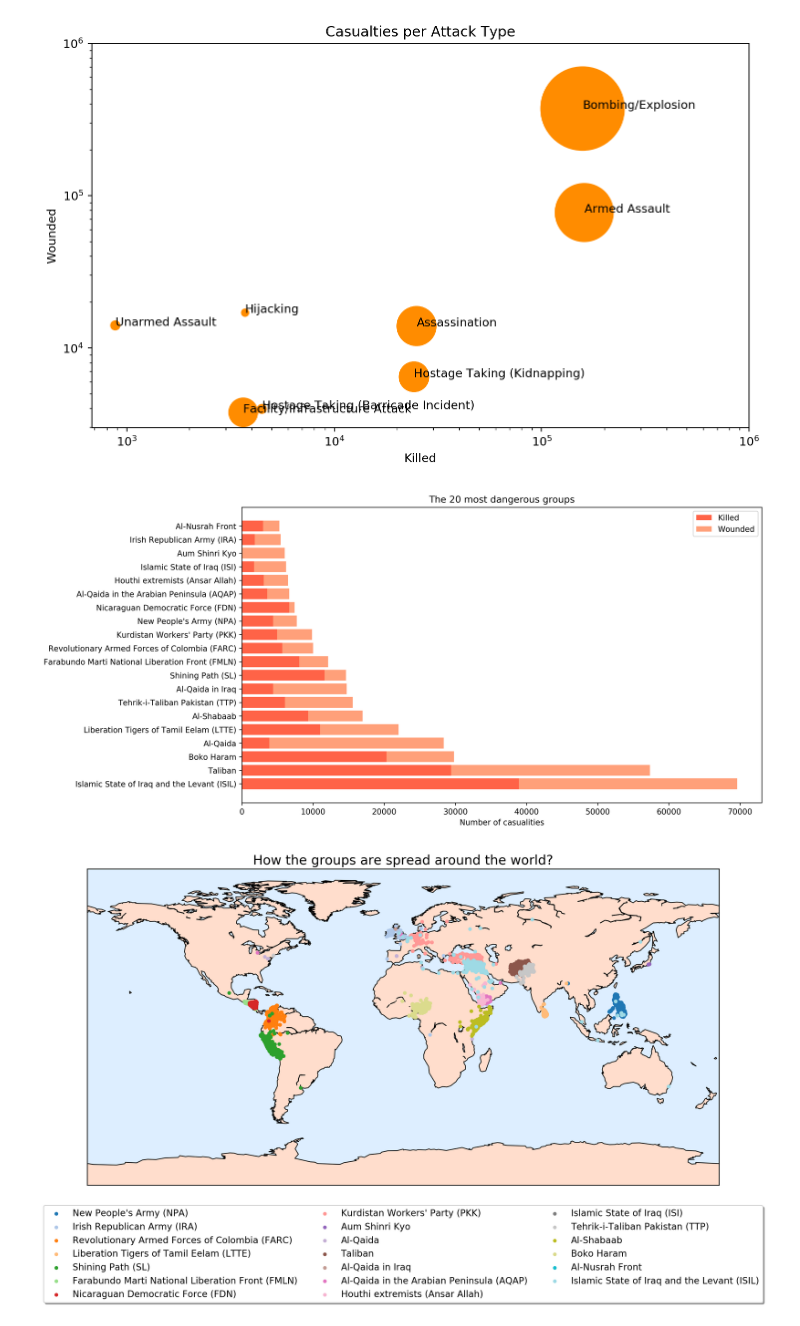
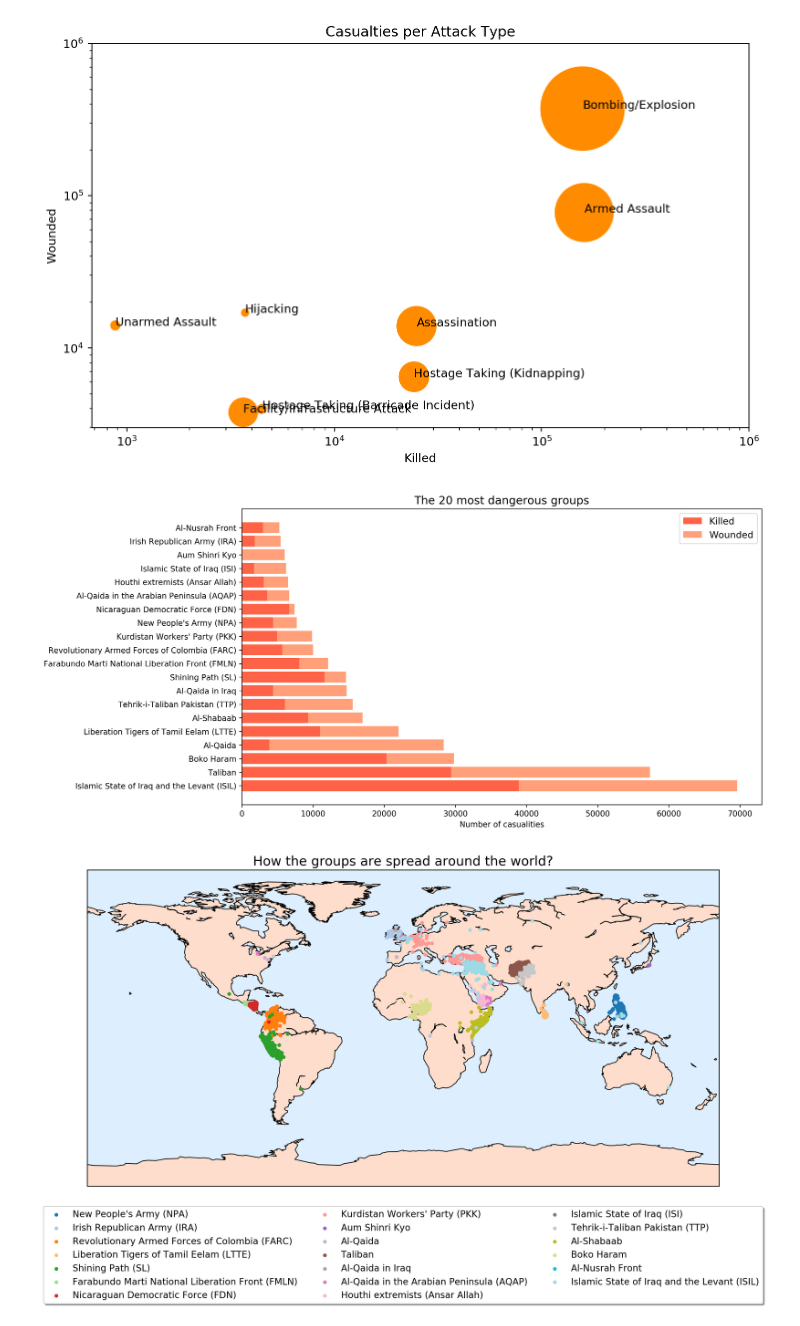
Before and after one commit to matheusfebarbosa/gtdproject, a Jupyter notebook: Global Terrorism - Project.ipynb, the cells around one changed output. Saved outputs shown, nothing was run; the diff lists cells and outputs as text; code cells hidden in the pictures.

Commit message:
Some more visualization about the groups

```diff
--- a/Global Terrorism - Project.ipynb
+++ b/Global Terrorism - Project.ipynb
@@ -37,7 +51,7 @@ data.head(5)
 # %% [markdown]
 Lets separate the columns we will need, and give them a better name.
 # %%
-mapper = {'iyear':'Year' , 'country_txt': 'Country',
+mapper = {'iyear':'Year' , 'country_txt': 'Country','region_txt': 'Region',
           'latitude':'Latitude', 'longitude':'Longitude',
           'summary':'Summary', 'success':'Success',
           'target1':'Target', 'targtype1_txt':'TargetType',
@@ -47,7 +61,7 @@ mapper = {'iyear':'Year' , 'country_txt': 'Country',
 
 data.rename(columns=mapper,inplace=True);
 
-data = data[['Year' , 'Country', 'Latitude', 'Longitude',
+data = data[['Year' , 'Country', 'Region','Latitude', 'Longitude',
           'Summary', 'Success','Target', 'TargetType',
           'AttackType', 'Group','WeaponType','Kills',
           'Wounds','Motive']]
@@ -194,25 +197,26 @@ Invalid limit will be ignored.
 # %%
 fig = plt.figure( figsize=(12, 7), dpi=250, facecolor='w', edgecolor='k')
 
 group_kw = data.groupby(['Group'])['Kills','Wounds'].sum()
 group_n = data.groupby(['Group']).size().reset_index(name='Attacks').set_index('Group')
 group_kw = group_kw.assign(casualties=group_kw.sum(axis=1))
 
 group_kw.drop(['Unknown'],inplace=True)
 group_n.drop(['Unknown'],inplace=True)
 
 group_n = group_n.sort_values(by=['Attacks'],ascending=False).head(20)
 group_kw = group_kw.sort_values(by=['casualties'],ascending=False).head(20)
 
 plt.barh(group_kw.index,group_kw['Kills'],color='tomato')
 plt.barh(group_kw.index,group_kw['Wounds'],left=group_kw['Kills'],color='lightsalmon')
 plt.xlabel("Number of casualities")
-plt.legend(("Killed","Wounded"))
-plt.title("The 20 most dangerous groups")
+plt.legend(("Killed","Wounded"),fancybox=True,
+          fontsize='large')
+plt.title("The 20 most dangerous groups",fontsize='x-large')
 
 plt.show()
 # %% [output]
-[figure, old version]
+[figure, new version]
 # %%
 fig = plt.figure(figsize=(15, 10), dpi=200, facecolor='w', edgecolor='k')
 
```
Also changed, not shown: parts of 13 cells of this notebook.
